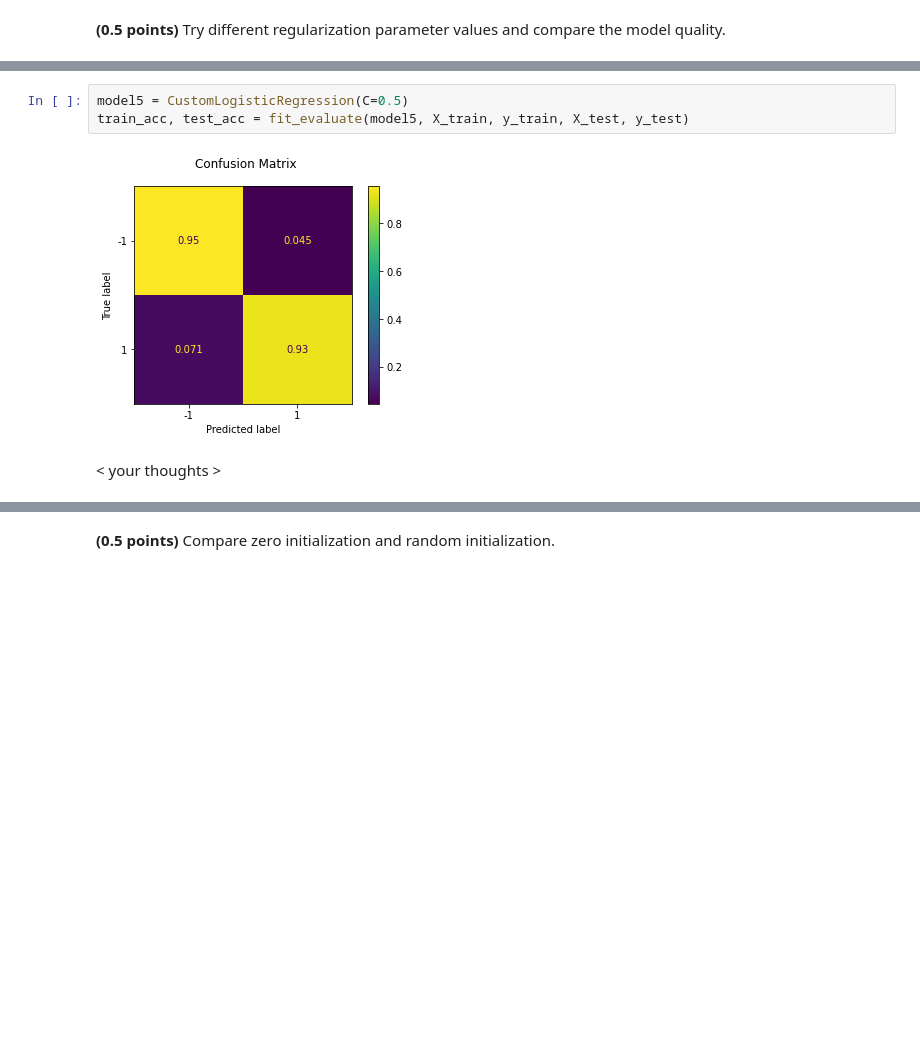
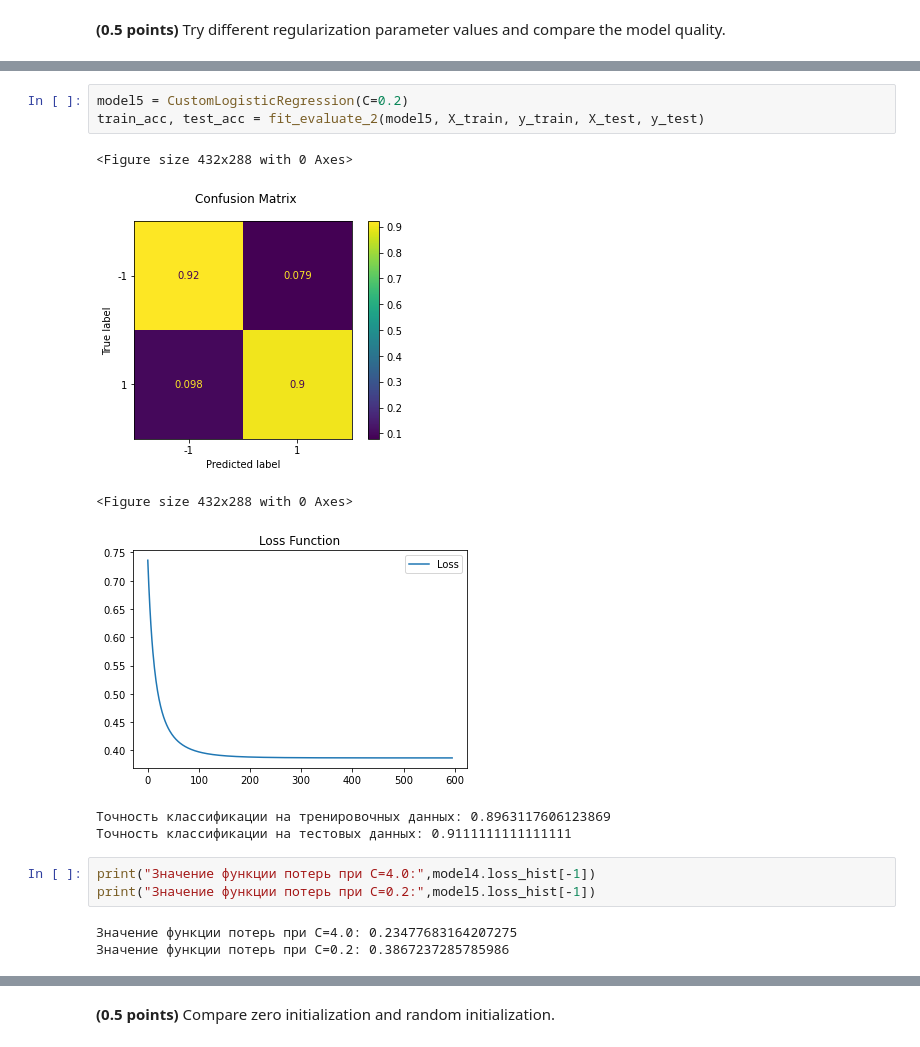
Before and after one commit to codekot/logistics_knn, a Jupyter notebook: hw_classification.ipynb, the cells around one changed output, grey strips where cells are left out. Cells and saved outputs as stored; diff of their text form; blank space fills up the shorter version.

```diff
--- a/hw_classification.ipynb
+++ b/hw_classification.ipynb
@@ -305,7 +326,16 @@ train_acc, test_acc = fit_evaluate(model4, X_train, y_train, X_test, y_test)
 # %%
-model5 = CustomLogisticRegression(C=0.5)
-train_acc, test_acc = fit_evaluate(model5, X_train, y_train, X_test, y_test)
+model5 = CustomLogisticRegression(C=0.2)
+train_acc, test_acc = fit_evaluate_2(model5, X_train, y_train, X_test, y_test)
 # %% [output]
+<Figure size 432x288 with 0 Axes>
-[figure, old version]
+[figure, new version]
+<Figure size 432x288 with 0 Axes>
+[figure, added]
+Точность классификации на тренировочных данных: 0.8963117606123869
+Точность классификации на тестовых данныx: 0.9111111111111111
-# %% [markdown]
-< your thoughts >
+# %%
+print("Значение функции потерь при С=4.0:",model4.loss_hist[-1])
+print("Значение функции потерь при С=0.2:",model5.loss_hist[-1])
+# %% [output]
+Значение функции потерь при С=4.0: 0.23477683164207275
+Значение функции потерь при С=0.2: 0.3867237285785986
```
Also changed, not shown: parts of 17 cells of this notebook, 1 other file.
